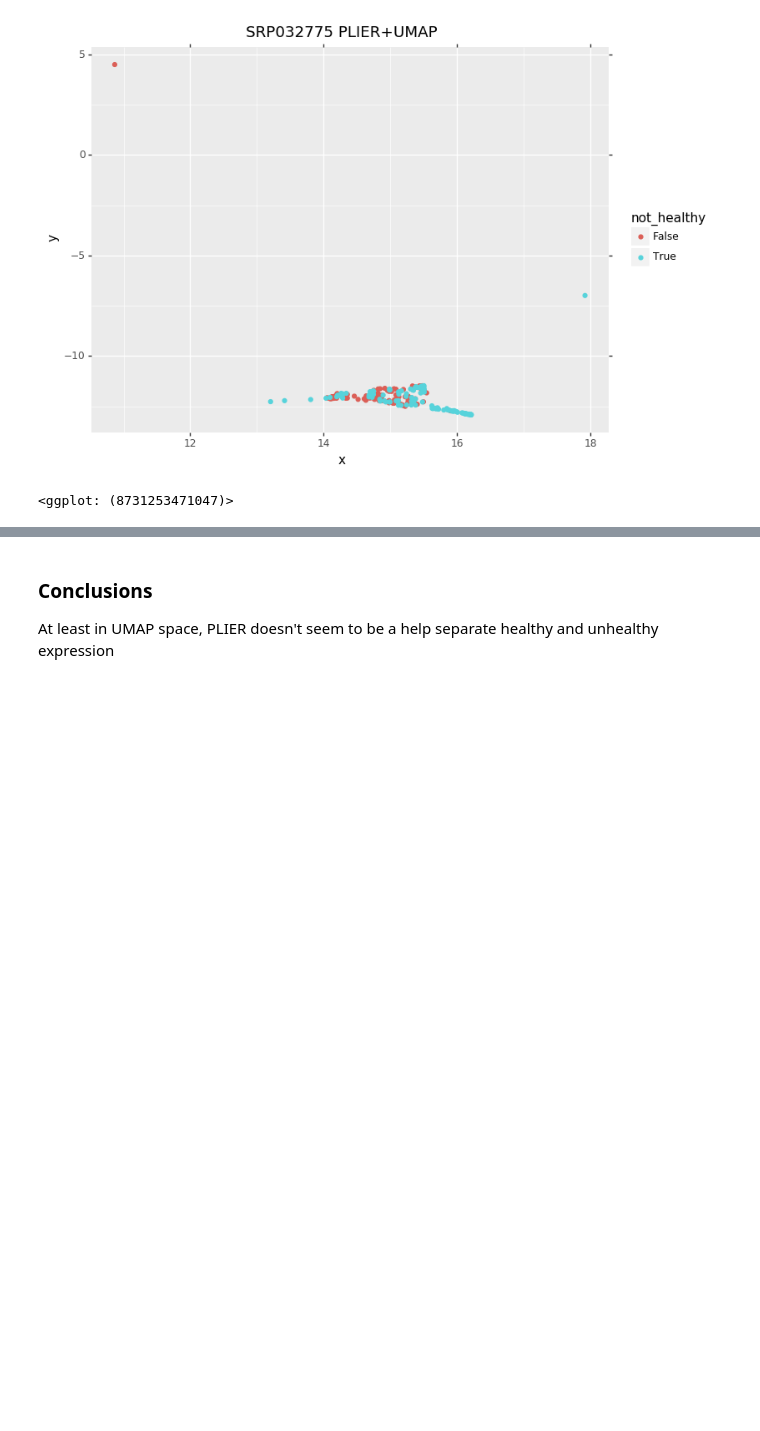
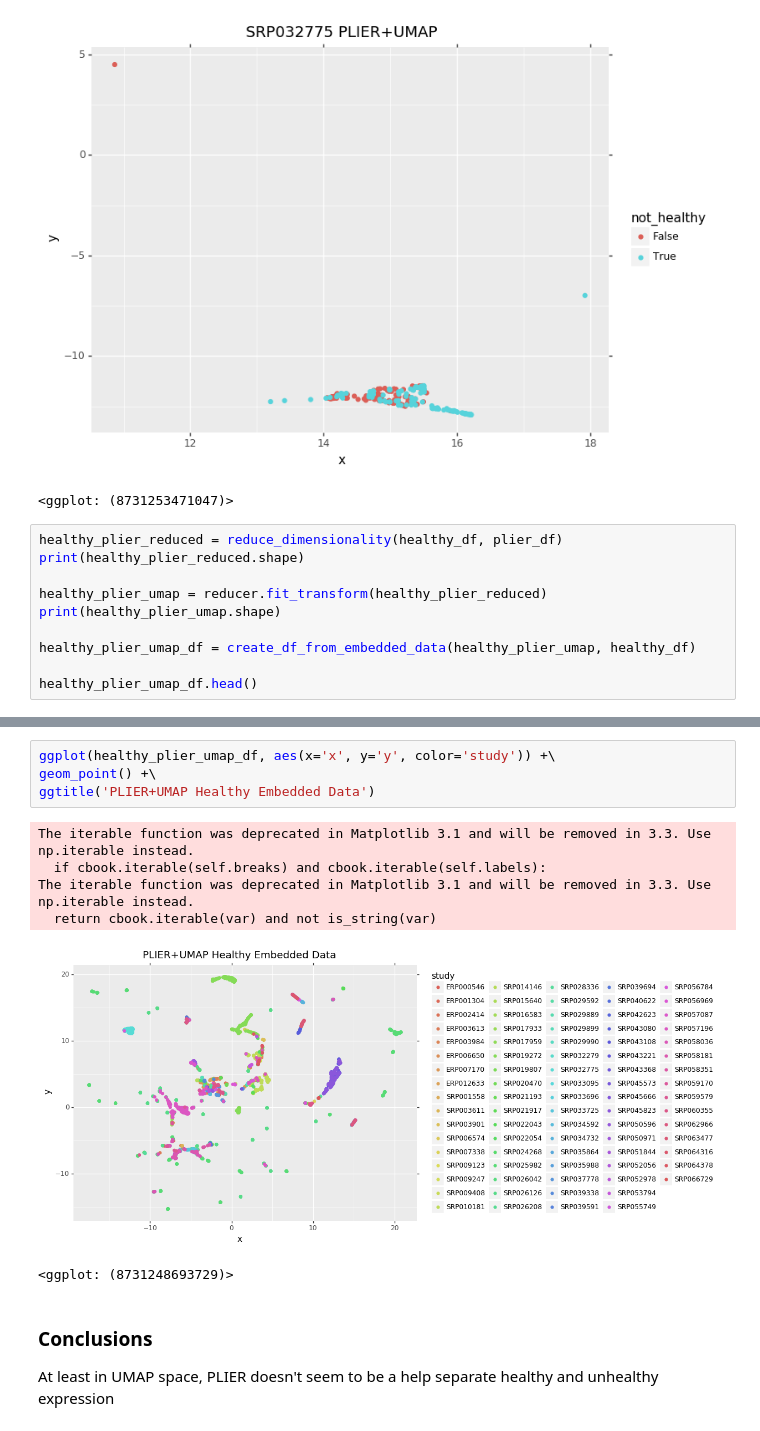
Before and after one commit to greenelab/brd-net, a Jupyter notebook: analyses/disease_healthy_visualization.ipynb, the cells around one changed output, grey strips where cells are left out. Saved outputs shown, nothing was run; the diff lists cells and outputs as text; blank space fills up the shorter version.

Commit message:
Added a plot of healthy PLIER data

```diff
--- a/analyses/disease_healthy_visualization.ipynb
+++ b/analyses/disease_healthy_visualization.ipynb
@@ -406,3 +406,13 @@ The iterable function was deprecated in Matplotlib 3.1 and will be removed in 3.
   return cbook.iterable(var) and not is_string(var)
 [figure]
 <ggplot: (8731253471047)>
+# %%
+healthy_plier_reduced = reduce_dimensionality(healthy_df, plier_df)
+print(healthy_plier_reduced.shape)
+
+healthy_plier_umap = reducer.fit_transform(healthy_plier_reduced)
+print(healthy_plier_umap.shape)
+
+healthy_plier_umap_df = create_df_from_embedded_data(healthy_plier_umap, healthy_df)
+
+healthy_plier_umap_df.head()
@@ -409,3 +428,14 @@ The iterable function was deprecated in Matplotlib 3.1 and will be removed in 3.
+# %%
+ggplot(healthy_plier_umap_df, aes(x='x', y='y', color='study')) +\
+geom_point() +\
+ggtitle('PLIER+UMAP Healthy Embedded Data')
+# %% [output]
+The iterable function was deprecated in Matplotlib 3.1 and will be removed in 3.3. Use np.iterable instead.
+  if cbook.iterable(self.breaks) and cbook.iterable(self.labels):
+The iterable function was deprecated in Matplotlib 3.1 and will be removed in 3.3. Use np.iterable instead.
+  return cbook.iterable(var) and not is_string(var)
+[figure, added]
+<ggplot: (8731248693729)>
 # %% [markdown]
 ### Conclusions
 
```
Also changed, not shown: parts of 1 cell of this notebook.
